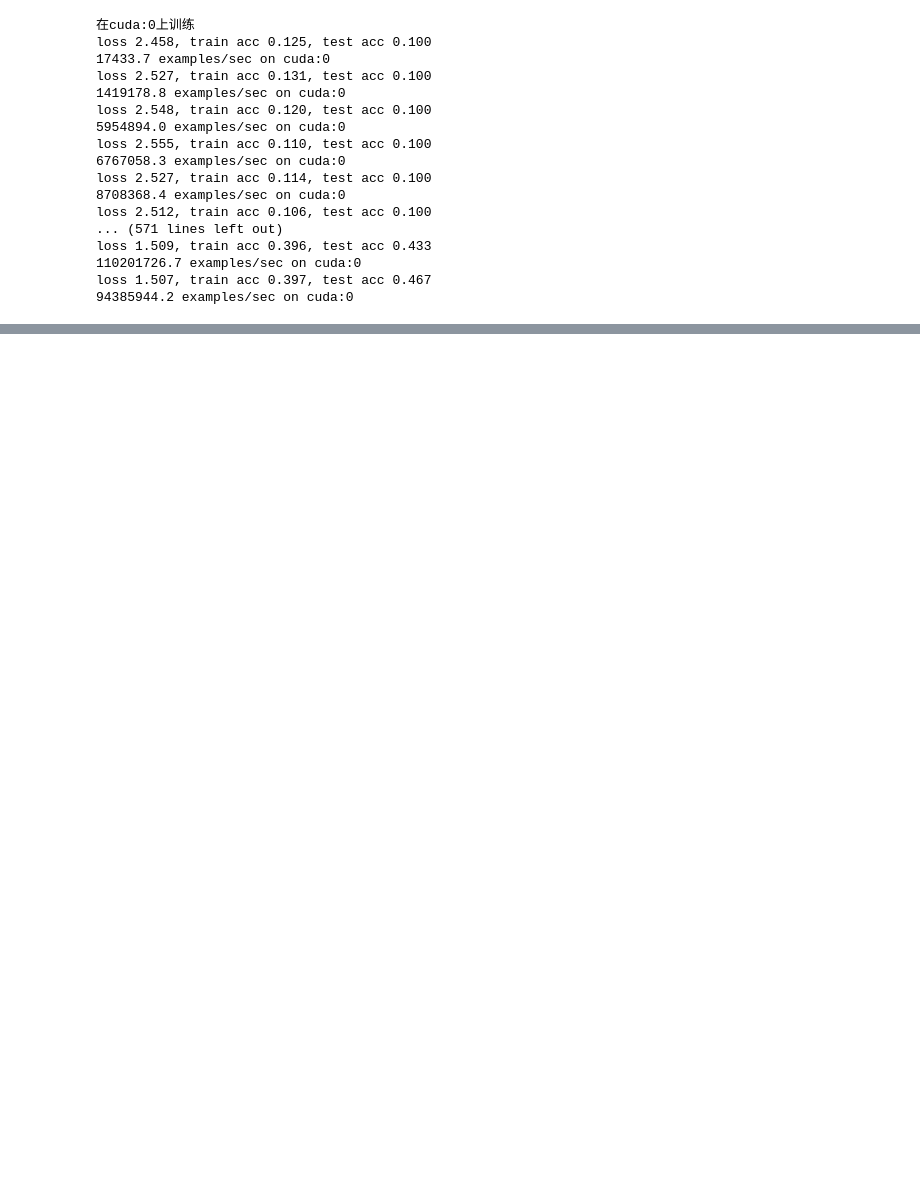
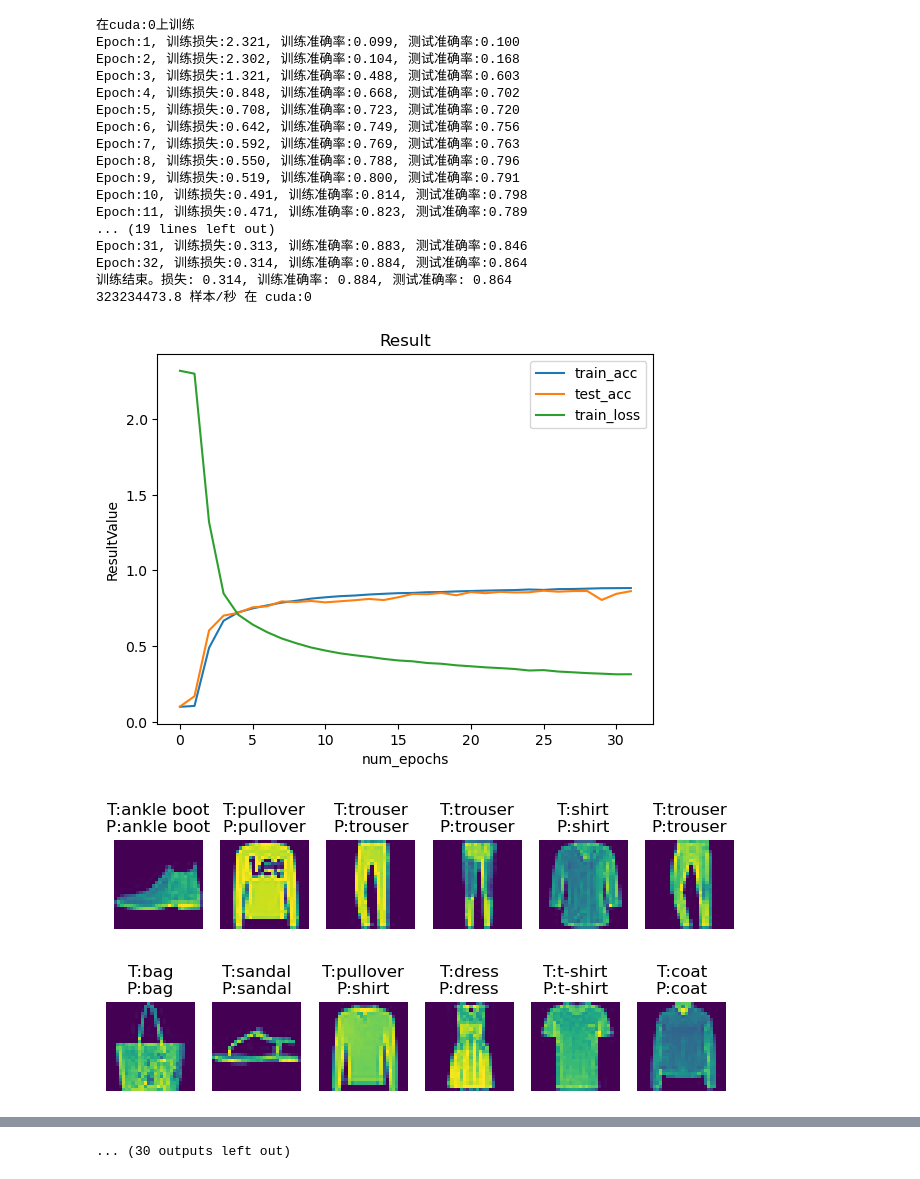
Before and after one commit to IrisXeK/DeepLearning, a Jupyter notebook: CNN/LeNet.ipynb, the cells around one changed output, grey strips where cells are left out. Drawn from its saved outputs; the diff is of its cells as text; code cells hidden in the pictures; blank space fills up the shorter version.

```diff
--- a/CNN/LeNet.ipynb
+++ b/CNN/LeNet.ipynb
@@ -1,65 +1,59 @@
 # %%
-import torchvision
 import st_train
 from torch import nn
-from torch.utils import data
-from torchvision import transforms
 """
 LeNet是用于识别手写数字的卷积神经网络
 LeNet结构:
 1.输入:28*28图片输入
 2.(卷积块)卷积层:6输出通道, 5*5卷积核, 步幅2, 一个sigmoid激活函数 -> 将输入映射到多个二维特征输出,同时增加通道的数量
 3.(卷积块)汇聚层:2*2,步幅2的平均池操作,输出14*14
 3.(卷积块)卷积层:16输出通道,5*5卷积核, 一个sigmoid激活函数
 4.(卷积块)汇聚层:2*2,步幅2的平均池操作,输出5*5
 5.(稠密块)全连接层:120个输出
 6.(稠密块)全连接层:84个输出
 7.(稠密块)全连接层:10个输出,即结果
 
 为了将卷积块的输出传递给稠密块,须在小批量中展平每个样本。
 换言之,将这个四维输入转换成全连接层所期望的二维输入。
 第一个维度索引是小批量中的样本编号,
 第二个维度给出每个样本的平面向量表示。
 """
 LeNet = nn.Sequential(
     nn.Conv2d(in_channels=1, out_channels=6, kernel_size=5, padding=2), nn.Sigmoid(),
     nn.AvgPool2d(kernel_size=2, stride=2),
     nn.Conv2d(in_channels=6, out_channels=16, kernel_size=5), nn.Sigmoid(),
     nn.AvgPool2d(kernel_size=2, stride=2),
     nn.Flatten(),
     nn.Linear(16*5*5, 120), nn.Sigmoid(),
     nn.Linear(120,84), nn.Sigmoid(),
     nn.Linear(84,10))
 
 batch_size = 256
 learning_rate = 0.9
-num_epochs = 16
-train_iter, test_iter =(
-            data.DataLoader(torchvision.datasets.FashionMNIST(root='./data', train=True,
-                                                                        transform=transforms.ToTensor(),
-                                                                        download=True),
-                            num_workers=16, batch_size=batch_size, shuffle=True),
-            data.DataLoader(torchvision.datasets.FashionMNIST(root='./data', train=False,
-                                                                        transform=transforms.ToTensor(),
-                                                                        download=True),
-                            num_workers=16, batch_size=batch_size, shuffle=False))
+num_epochs = 32
+train_iter, test_iter = st_train.load_MINST_data(batch_size, num_workers=16)
 result = st_train.ResVisualization(('train_acc','test_acc','train_loss'), num_epochs)
 st_train.train_gpu(LeNet, train_iter, test_iter, num_epochs, learning_rate, st_train.try_gpu(), result)
+result.plot_res()
+st_train.std_prediction_gpu(LeNet, test_iter, device=st_train.try_gpu())
 # %% [output]
 在cuda:0上训练
-loss 2.458, train acc 0.125, test acc 0.100
-17433.7 examples/sec on cuda:0
-loss 2.527, train acc 0.131, test acc 0.100
-1419178.8 examples/sec on cuda:0
-loss 2.548, train acc 0.120, test acc 0.100
-5954894.0 examples/sec on cuda:0
-loss 2.555, train acc 0.110, test acc 0.100
-6767058.3 examples/sec on cuda:0
-loss 2.527, train acc 0.114, test acc 0.100
-8708368.4 examples/sec on cuda:0
-loss 2.512, train acc 0.106, test acc 0.100
-... (571 lines left out)
-loss 1.509, train acc 0.396, test acc 0.433
-110201726.7 examples/sec on cuda:0
-loss 1.507, train acc 0.397, test acc 0.467
-94385944.2 examples/sec on cuda:0
+Epoch:1, 训练损失:2.321, 训练准确率:0.099, 测试准确率:0.100
+Epoch:2, 训练损失:2.302, 训练准确率:0.104, 测试准确率:0.168
+Epoch:3, 训练损失:1.321, 训练准确率:0.488, 测试准确率:0.603
+Epoch:4, 训练损失:0.848, 训练准确率:0.668, 测试准确率:0.702
+Epoch:5, 训练损失:0.708, 训练准确率:0.723, 测试准确率:0.720
+Epoch:6, 训练损失:0.642, 训练准确率:0.749, 测试准确率:0.756
+Epoch:7, 训练损失:0.592, 训练准确率:0.769, 测试准确率:0.763
+Epoch:8, 训练损失:0.550, 训练准确率:0.788, 测试准确率:0.796
+Epoch:9, 训练损失:0.519, 训练准确率:0.800, 测试准确率:0.791
+Epoch:10, 训练损失:0.491, 训练准确率:0.814, 测试准确率:0.798
+Epoch:11, 训练损失:0.471, 训练准确率:0.823, 测试准确率:0.789
+... (19 lines left out)
+Epoch:31, 训练损失:0.313, 训练准确率:0.883, 测试准确率:0.846
+Epoch:32, 训练损失:0.314, 训练准确率:0.884, 测试准确率:0.864
+训练结束。损失: 0.314, 训练准确率: 0.884, 测试准确率: 0.864
+323234473.8 样本/秒 在 cuda:0
+[figure, added]
+[figure, added]
+[figure, added]
@@ -65,0 +68 @@ loss 1.507, train acc 0.397, test acc 0.467
+... (30 outputs left out)
```
Also changed, not shown: parts of 1 cell of this notebook, 3 other files.
